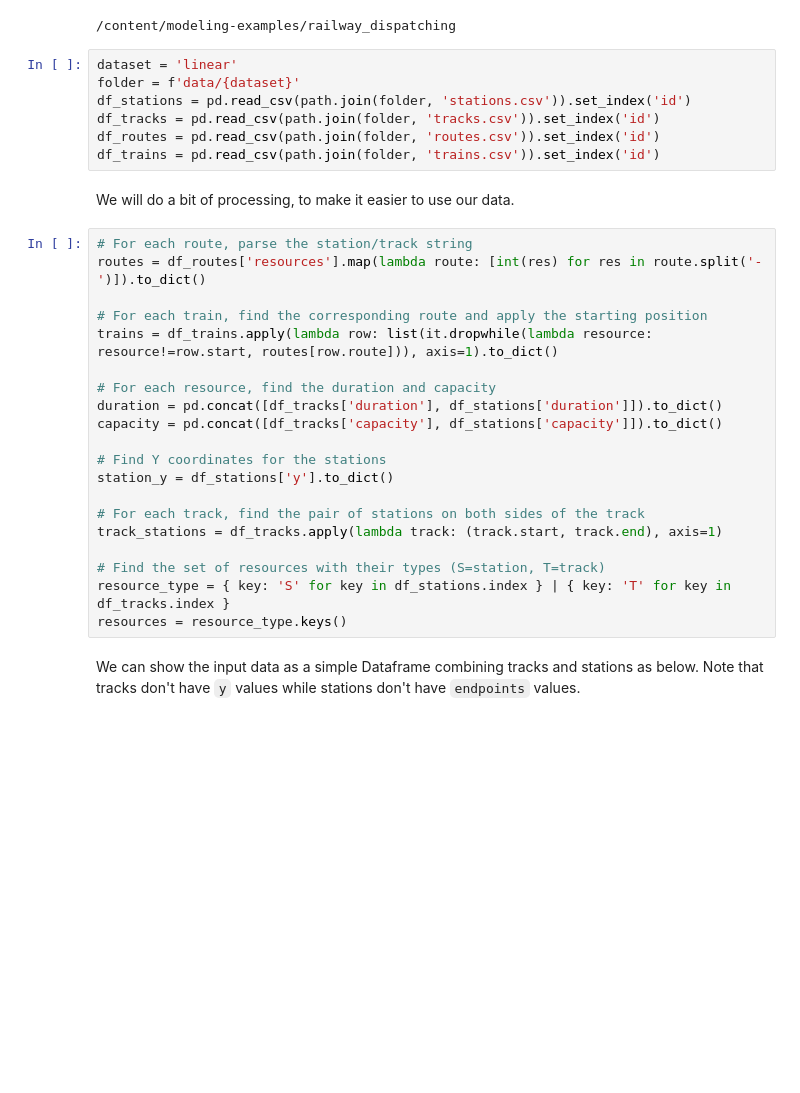
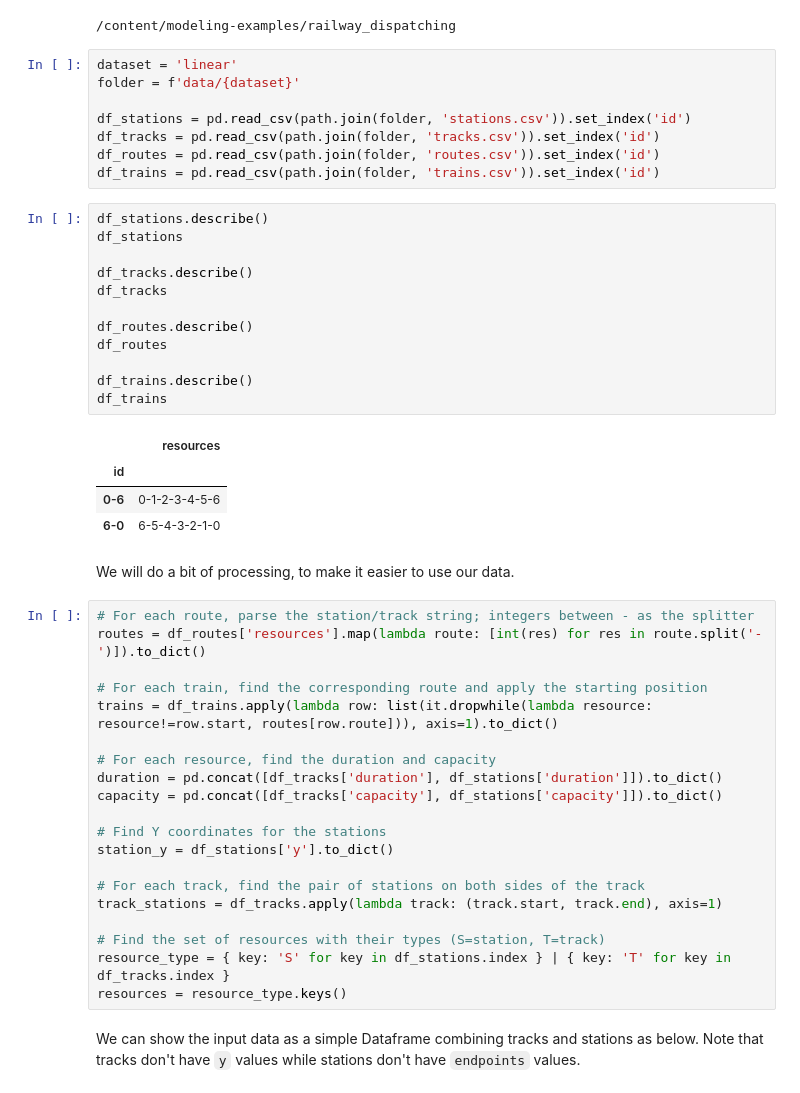
Before and after one commit to mjh976/ds-blog, a Jupyter notebook: railway_dispatching/railway_dispatching.ipynb, the cells around one changed output. Saved outputs shown, nothing was run; the diff lists cells and outputs as text; blank space fills up the shorter version.

```diff
--- a/railway_dispatching/railway_dispatching.ipynb
+++ b/railway_dispatching/railway_dispatching.ipynb
@@ -35,14 +35,32 @@ print(os.getcwd())
 # %%
 dataset = 'linear'
 folder = f'data/{dataset}'
+
 df_stations = pd.read_csv(path.join(folder, 'stations.csv')).set_index('id')
 df_tracks = pd.read_csv(path.join(folder, 'tracks.csv')).set_index('id')
 df_routes = pd.read_csv(path.join(folder, 'routes.csv')).set_index('id')
 df_trains = pd.read_csv(path.join(folder, 'trains.csv')).set_index('id')
+# %%
+df_stations.describe()
+df_stations
+
+df_tracks.describe()
+df_tracks
+
+df_routes.describe()
+df_routes
+
+df_trains.describe()
+df_trains
+# %% [output]
+|  | resources |
+| id |  |
+| 0-6 | 0-1-2-3-4-5-6 |
+| 6-0 | 6-5-4-3-2-1-0 |
 # %% [markdown]
 We will do a bit of processing, to make it easier to use our data.
 # %%
-# For each route, parse the station/track string
+# For each route, parse the station/track string; integers between - as the splitter
 routes = df_routes['resources'].map(lambda route: [int(res) for res in route.split('-')]).to_dict()
 
 # For each train, find the corresponding route and apply the starting position
```
